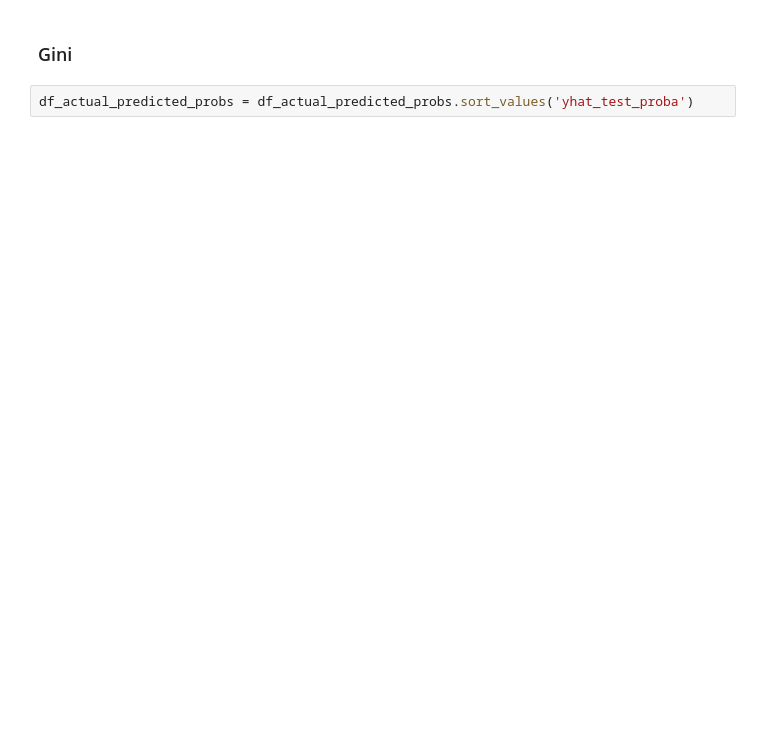
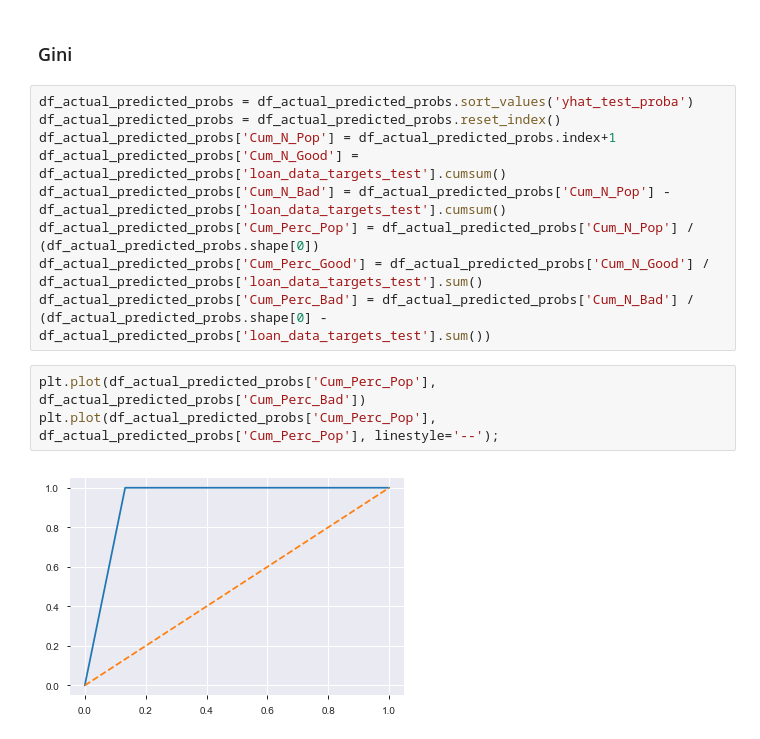
Before and after one commit to fayadabbasi/CreditRisk, a Jupyter notebook: LendingClub_Log_Reg.ipynb, the cells around one changed output. Cells and saved outputs as stored; diff of their text form; blank space fills up the shorter version.

```diff
--- a/LendingClub_Log_Reg.ipynb
+++ b/LendingClub_Log_Reg.ipynb
@@ -523,4 +524,16 @@ auroc
 # %% [markdown]
 ### Gini
-# %%
-df_actual_predicted_probs = df_actual_predicted_probs.sort_values('yhat_test_proba')
+# %%
+df_actual_predicted_probs = df_actual_predicted_probs.sort_values('yhat_test_proba')
+df_actual_predicted_probs = df_actual_predicted_probs.reset_index()
+df_actual_predicted_probs['Cum_N_Pop'] = df_actual_predicted_probs.index+1
+df_actual_predicted_probs['Cum_N_Good'] = df_actual_predicted_probs['loan_data_targets_test'].cumsum()
+df_actual_predicted_probs['Cum_N_Bad'] = df_actual_predicted_probs['Cum_N_Pop'] - df_actual_predicted_probs['loan_data_targets_test'].cumsum()
+df_actual_predicted_probs['Cum_Perc_Pop'] = df_actual_predicted_probs['Cum_N_Pop'] / (df_actual_predicted_probs.shape[0])
+df_actual_predicted_probs['Cum_Perc_Good'] = df_actual_predicted_probs['Cum_N_Good'] / df_actual_predicted_probs['loan_data_targets_test'].sum()
+df_actual_predicted_probs['Cum_Perc_Bad'] = df_actual_predicted_probs['Cum_N_Bad'] / (df_actual_predicted_probs.shape[0] - df_actual_predicted_probs['loan_data_targets_test'].sum())
+# %%
+plt.plot(df_actual_predicted_probs['Cum_Perc_Pop'], df_actual_predicted_probs['Cum_Perc_Bad'])
+plt.plot(df_actual_predicted_probs['Cum_Perc_Pop'], df_actual_predicted_probs['Cum_Perc_Pop'], linestyle='--');
+# %% [output]
+[figure, added]
```
Also changed, not shown: parts of 56 cells of this notebook.
